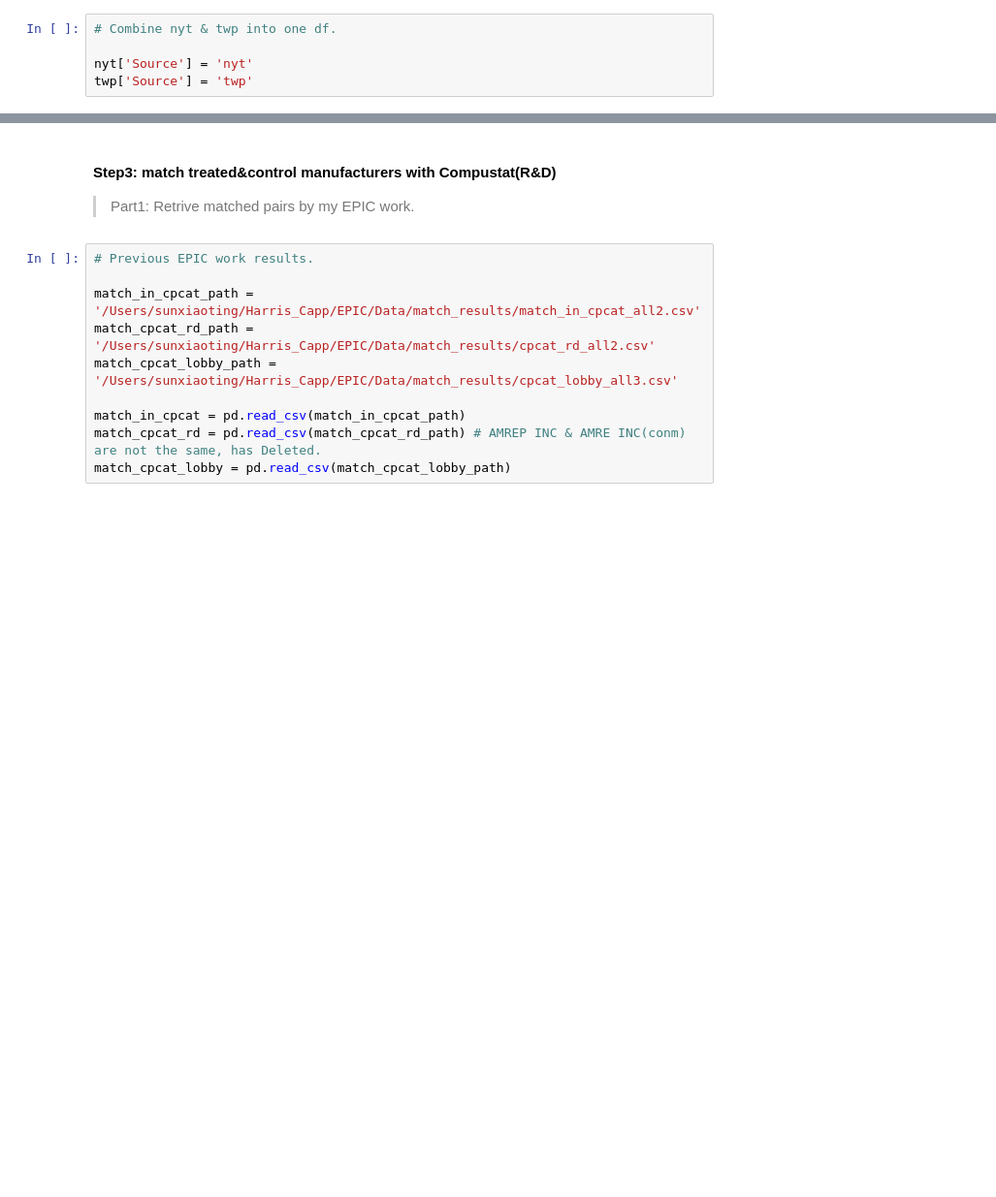
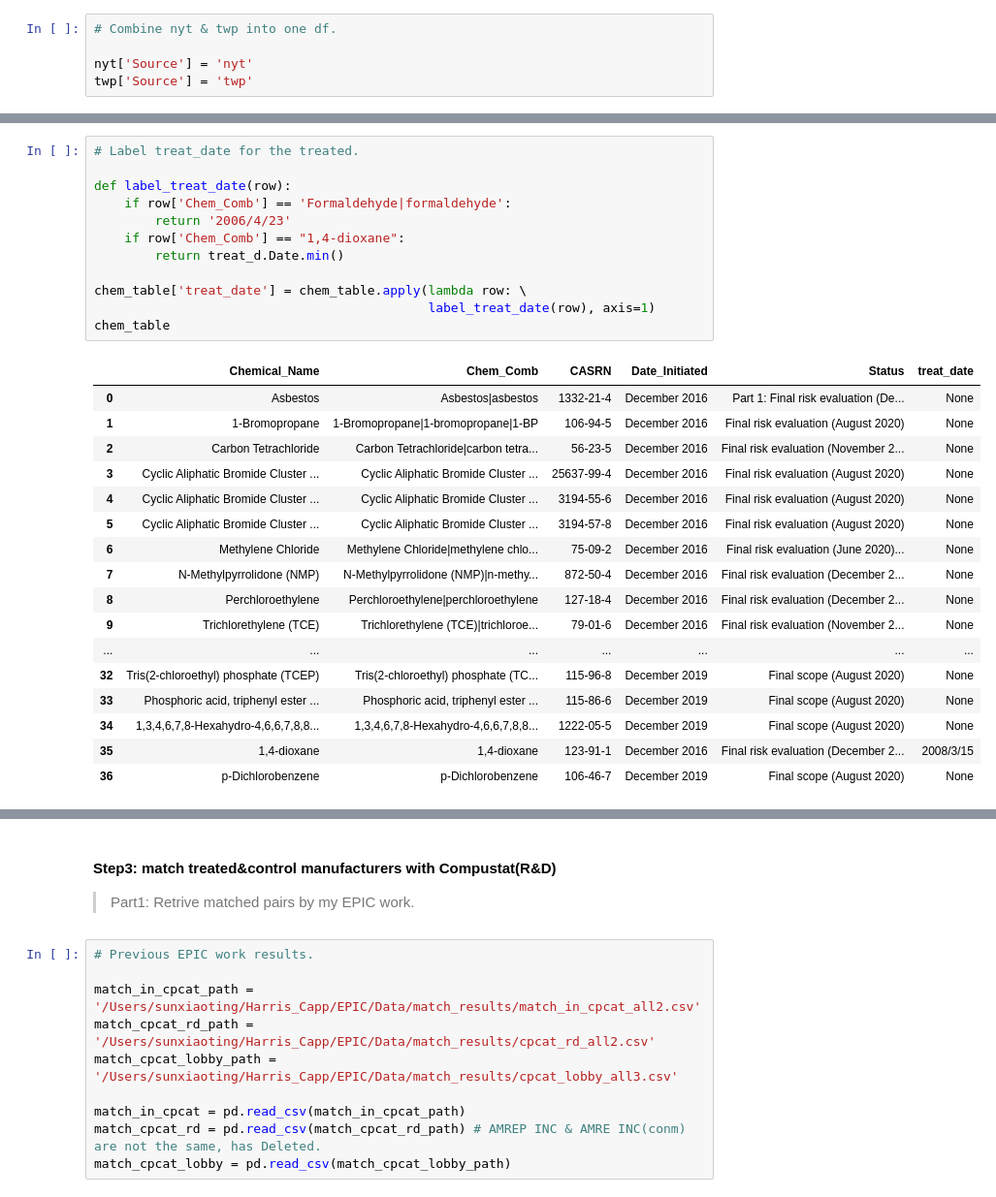
Before and after one commit to Xiaoting05/ChemNews_Project, a Jupyter notebook: Merging_TWP_NTY_For_CI.ipynb, the cells around one changed output, grey strips where cells are left out. Shown at 97% size. Saved outputs shown, nothing was run; the diff lists cells and outputs as text; blank space fills up the shorter version.

```diff
--- a/Merging_TWP_NTY_For_CI.ipynb
+++ b/Merging_TWP_NTY_For_CI.ipynb
@@ -277 +148,31 @@ cpcat.sample(1)
+# %%
+# Label treat_date for the treated.
+
+def label_treat_date(row):
+    if row['Chem_Comb'] == 'Formaldehyde|formaldehyde':
+        return '2006/4/23'
+    if row['Chem_Comb'] == "1,4-dioxane":
+        return treat_d.Date.min()
+
+chem_table['treat_date'] = chem_table.apply(lambda row: \
+                                            label_treat_date(row), axis=1)
+chem_table
+# %% [output]
+|  | Chemical_Name | Chem_Comb | CASRN | Date_Initiated | Status | treat_date |
+| 0 | Asbestos | Asbestos|asbestos | 1332-21-4 | December 2016 | Part 1: Final risk evaluation (De... | None |
+| 1 | 1-Bromopropane | 1-Bromopropane|1-bromopropane|1-BP | 106-94-5 | December 2016 | Final risk evaluation (August 2020) | None |
+| 2 | Carbon Tetrachloride | Carbon Tetrachloride|carbon tetra... | 56-23-5 | December 2016 | Final risk evaluation (November 2... | None |
+| 3 | Cyclic Aliphatic Bromide Cluster ... | Cyclic Aliphatic Bromide Cluster ... | 25637-99-4 | December 2016 | Final risk evaluation (August 2020) | None |
+| 4 | Cyclic Aliphatic Bromide Cluster ... | Cyclic Aliphatic Bromide Cluster ... | 3194-55-6 | December 2016 | Final risk evaluation (August 2020) | None |
+| 5 | Cyclic Aliphatic Bromide Cluster ... | Cyclic Aliphatic Bromide Cluster ... | 3194-57-8 | December 2016 | Final risk evaluation (August 2020) | None |
+| 6 | Methylene Chloride | Methylene Chloride|methylene chlo... | 75-09-2 | December 2016 | Final risk evaluation (June 2020)... | None |
+| 7 | N-Methylpyrrolidone (NMP) | N-Methylpyrrolidone (NMP)|n-methy... | 872-50-4 | December 2016 | Final risk evaluation (December 2... | None |
+| 8 | Perchloroethylene | Perchloroethylene|perchloroethylene | 127-18-4 | December 2016 | Final risk evaluation (December 2... | None |
+| 9 | Trichlorethylene (TCE) | Trichlorethylene (TCE)|trichloroe... | 79-01-6 | December 2016 | Final risk evaluation (November 2... | None |
+| ... | ... | ... | ... | ... | ... | ... |
+| 32 | Tris(2-chloroethyl) phosphate (TCEP) | Tris(2-chloroethyl) phosphate (TC... | 115-96-8 | December 2019 | Final scope (August 2020) | None |
+| 33 | Phosphoric acid, triphenyl ester ... | Phosphoric acid, triphenyl ester ... | 115-86-6 | December 2019 | Final scope (August 2020) | None |
+| 34 | 1,3,4,6,7,8-Hexahydro-4,6,6,7,8,8... | 1,3,4,6,7,8-Hexahydro-4,6,6,7,8,8... | 1222-05-5 | December 2019 | Final scope (August 2020) | None |
+| 35 | 1,4-dioxane | 1,4-dioxane | 123-91-1 | December 2016 | Final risk evaluation (December 2... | 2008/3/15 |
+| 36 | p-Dichlorobenzene | p-Dichlorobenzene | 106-46-7 | December 2019 | Final scope (August 2020) | None |
 # %%
```
Also changed, not shown: parts of 142 cells of this notebook.
